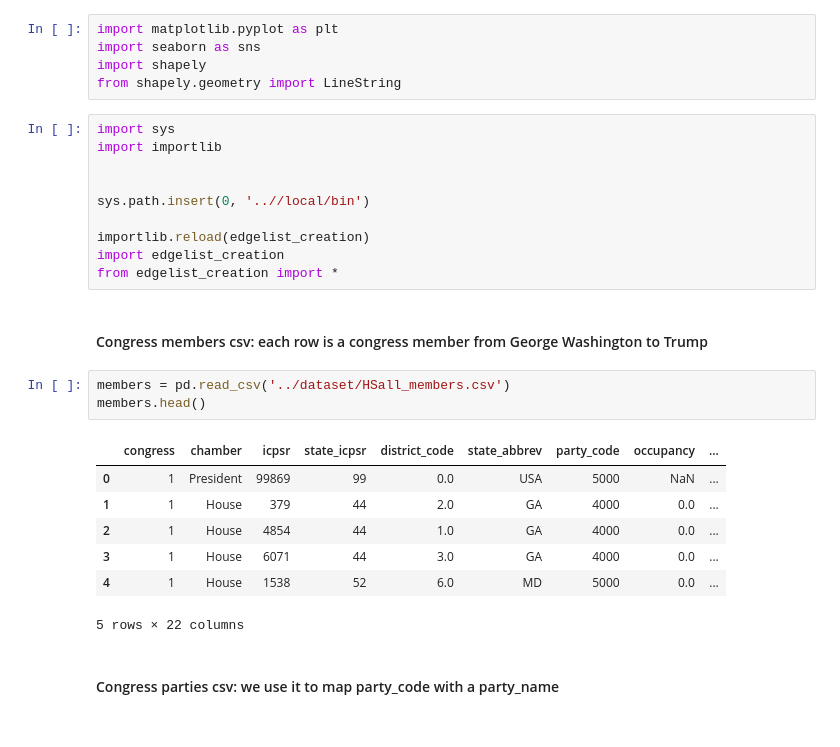
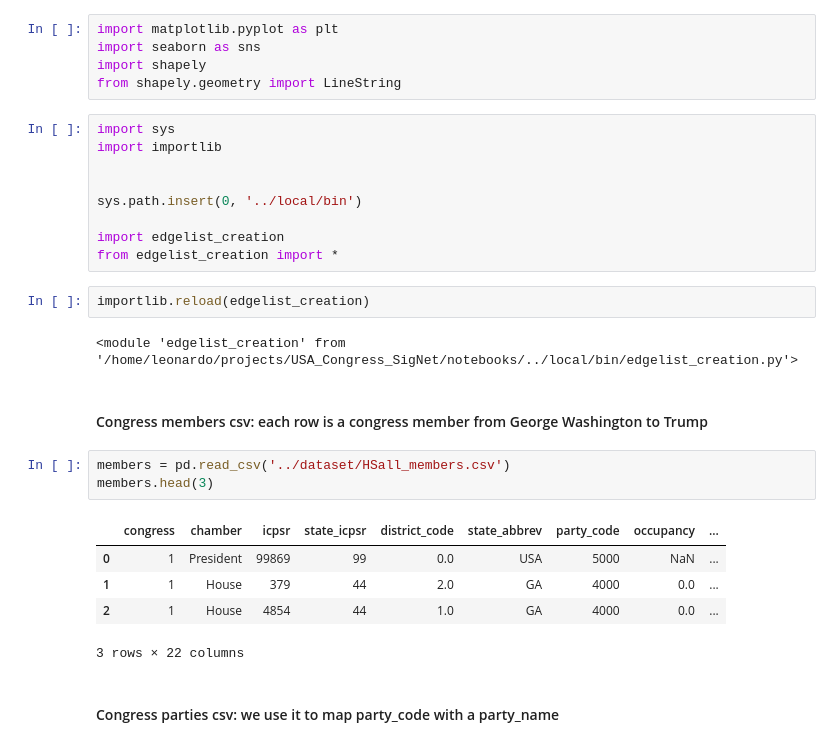
Before and after one commit to LeonardoAgasso/USA_Congress_SigNet, a Jupyter notebook: notebooks/create_edgelist.ipynb, the cells around one changed output. Saved outputs shown, nothing was run; the diff lists cells and outputs as text.

Commit message:
update edgelist.ipynb

```diff
--- a/notebooks/create_edgelist.ipynb
+++ b/notebooks/create_edgelist.ipynb
@@ -17,24 +17,25 @@ import sys
 import importlib
 
 
-sys.path.insert(0, '..//local/bin')
+sys.path.insert(0, '../local/bin')
 
-importlib.reload(edgelist_creation)
 import edgelist_creation
 from edgelist_creation import *
+# %%
+importlib.reload(edgelist_creation)
+# %% [output]
+<module 'edgelist_creation' from '/home/leonardo/projects/USA_Congress_SigNet/notebooks/../local/bin/edgelist_creation.py'>
 # %% [markdown]
 #### Congress members csv: each row is a congress member from George Washington to Trump
 # %%
 members = pd.read_csv('../dataset/HSall_members.csv')
-members.head()
+members.head(3)
 # %% [output]
 |  | congress | chamber | icpsr | state_icpsr | district_code | state_abbrev | party_code | occupancy | ... |
 | 0 | 1 | President | 99869 | 99 | 0.0 | USA | 5000 | NaN | ... |
 | 1 | 1 | House | 379 | 44 | 2.0 | GA | 4000 | 0.0 | ... |
 | 2 | 1 | House | 4854 | 44 | 1.0 | GA | 4000 | 0.0 | ... |
-| 3 | 1 | House | 6071 | 44 | 3.0 | GA | 4000 | 0.0 | ... |
-| 4 | 1 | House | 1538 | 52 | 6.0 | MD | 5000 | 0.0 | ... |
-5 rows × 22 columns
+3 rows × 22 columns
 # %% [markdown]
 #### Congress parties csv: we use it to map party_code with a party_name
 # %%
```
Also changed, not shown: parts of 9 cells of this notebook, 1 other file.
